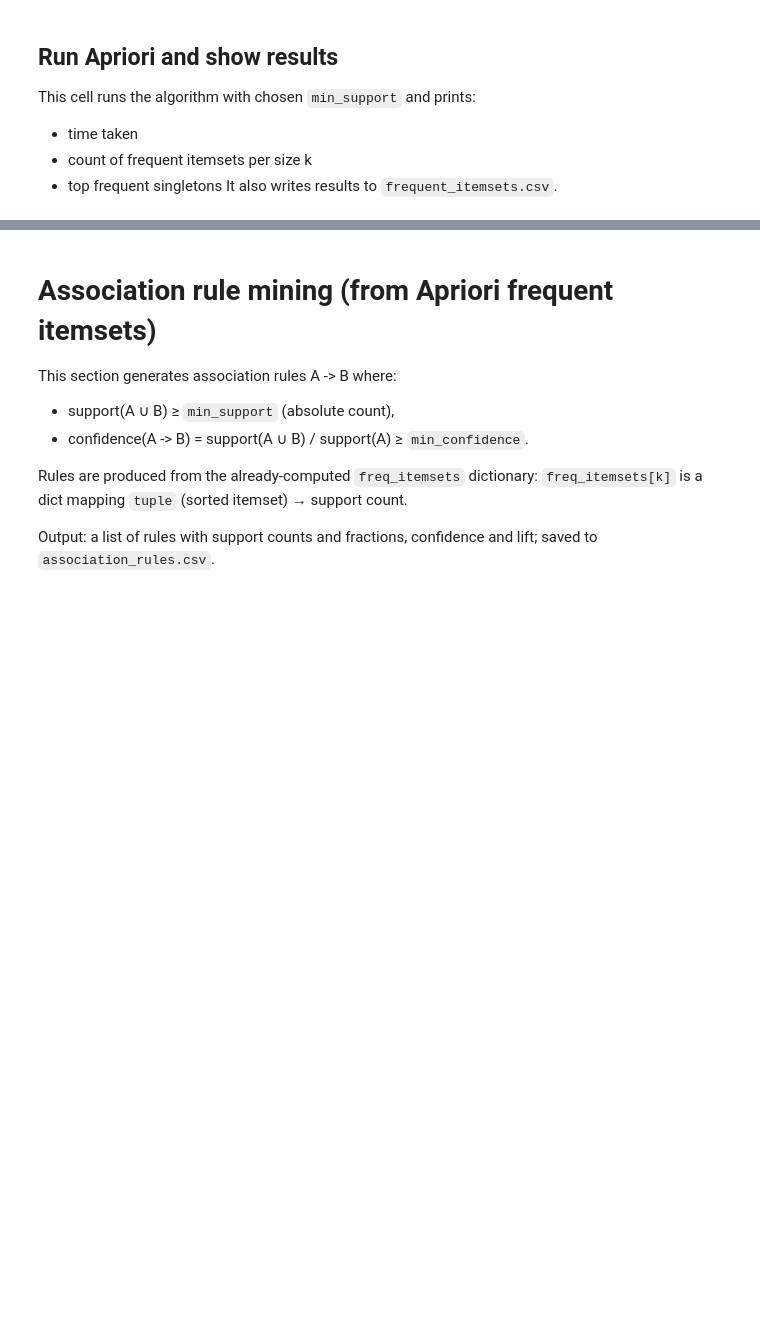
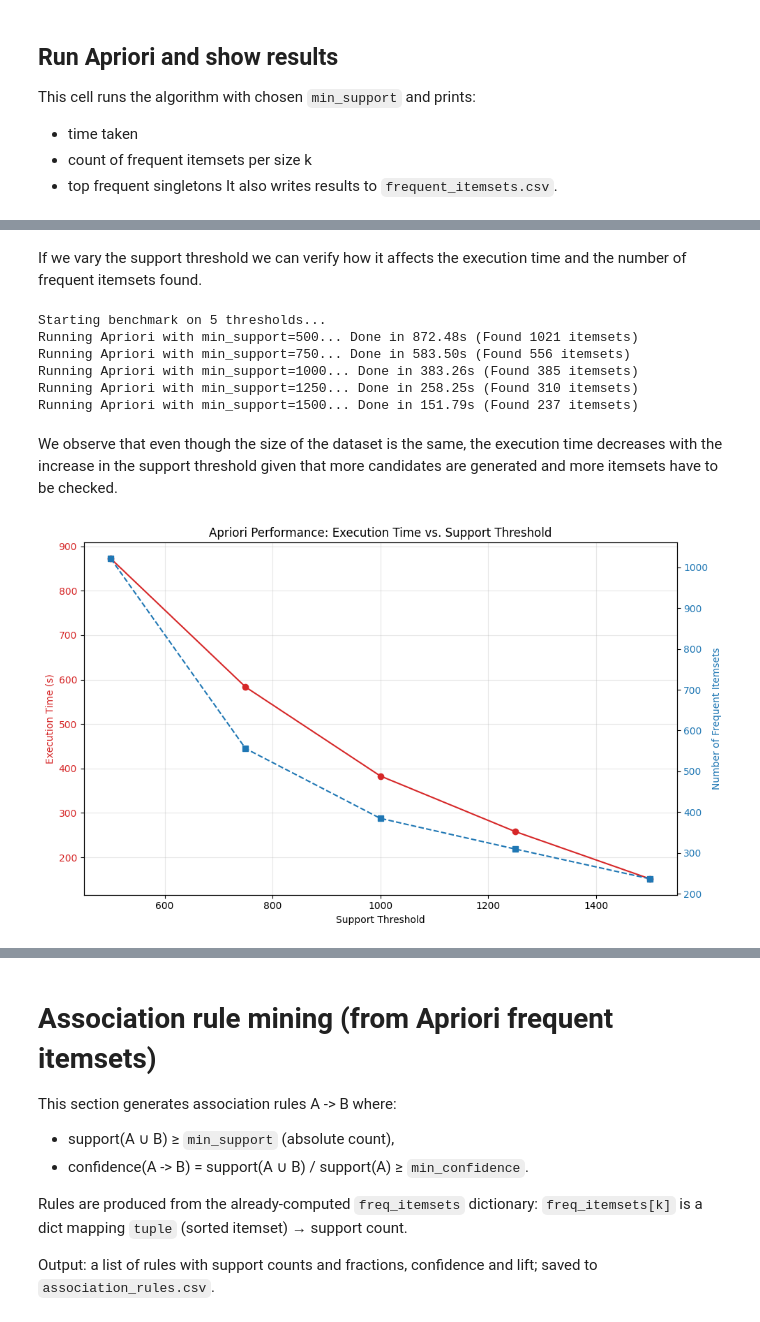
Before and after one commit to emanueleminotti/ID2222-DataMining, a Jupyter notebook: homework2/FrequentItemsets.ipynb, the cells around one changed output, grey strips where cells are left out. Saved outputs shown, nothing was run; the diff lists cells and outputs as text; code cells hidden in the pictures; blank space fills up the shorter version.

Commit message:
added visualization to FrequentItemset notebook

```diff
--- a/homework2/FrequentItemsets.ipynb
+++ b/homework2/FrequentItemsets.ipynb
@@ -214,3 +214,63 @@ Top frequent singletons (item,), support:
 (419,) 5057
 
 Written frequent itemsets to frequent_itemsets.csv
+# %% [markdown]
+If we vary the support threshold we can verify how it affects the execution time and the number of frequent itemsets found.
+# %%
+# Define the support thresholds to test
+supports = [500, 750, 1000, 1250, 1500]
+
+durations = []
+n_freq_items = []
+
+print(f"Starting benchmark on {len(supports)} thresholds...")
+
+# Loop through thresholds
+for s in supports:
+    print(f"Running Apriori with min_support={s}...", end=" ")
+
+    t0 = time()
+    curr_freq_itemsets = apriori(transactions, min_support=s, max_k=3)
+    t1 = time()
+
+    duration = t1 - t0
+    durations.append(duration)
+
+    total_found = sum(len(d) for d in curr_freq_itemsets.values())
+    n_freq_items.append(total_found)
+
+    print(f"Done in {duration:.2f}s (Found {total_found} itemsets)")
+# %% [output]
+Starting benchmark on 5 thresholds...
+Running Apriori with min_support=500... Done in 872.48s (Found 1021 itemsets)
+Running Apriori with min_support=750... Done in 583.50s (Found 556 itemsets)
+Running Apriori with min_support=1000... Done in 383.26s (Found 385 itemsets)
+Running Apriori with min_support=1250... Done in 258.25s (Found 310 itemsets)
+Running Apriori with min_support=1500... Done in 151.79s (Found 237 itemsets)
+# %% [markdown]
+We observe that even though the size of the dataset is the same, the execution time decreases with the increase in the support threshold given that more candidates are generated and more itemsets have to be checked.
+# %%
+import matplotlib.pyplot as plt
+
+# Visualization
+fig, ax1 = plt.subplots(figsize=(10, 6))
+
+color = 'tab:red'
+ax1.set_xlabel('Support Threshold')
+ax1.set_ylabel('Execution Time (s)', color=color)
+ax1.plot(supports, durations, color=color, marker='o', label='Time')
+ax1.tick_params(axis='y', labelcolor=color)
+ax1.grid(True, alpha=0.3)
+
+# Create a second y-axis to show the number of itemsets found
+ax2 = ax1.twinx()
+color = 'tab:blue'
+ax2.set_ylabel('Number of Frequent Itemsets', color=color)
+ax2.plot(supports, n_freq_items, color=color, marker='s', linestyle='--', label='Itemsets Found')
+ax2.tick_params(axis='y', labelcolor=color)
+
+plt.title('Apriori Performance: Execution Time vs. Support Threshold')
+fig.tight_layout()
+plt.show()
+# %% [output]
+[figure, added]
```
Also changed, not shown: parts of 10 cells of this notebook, 2 other files.
